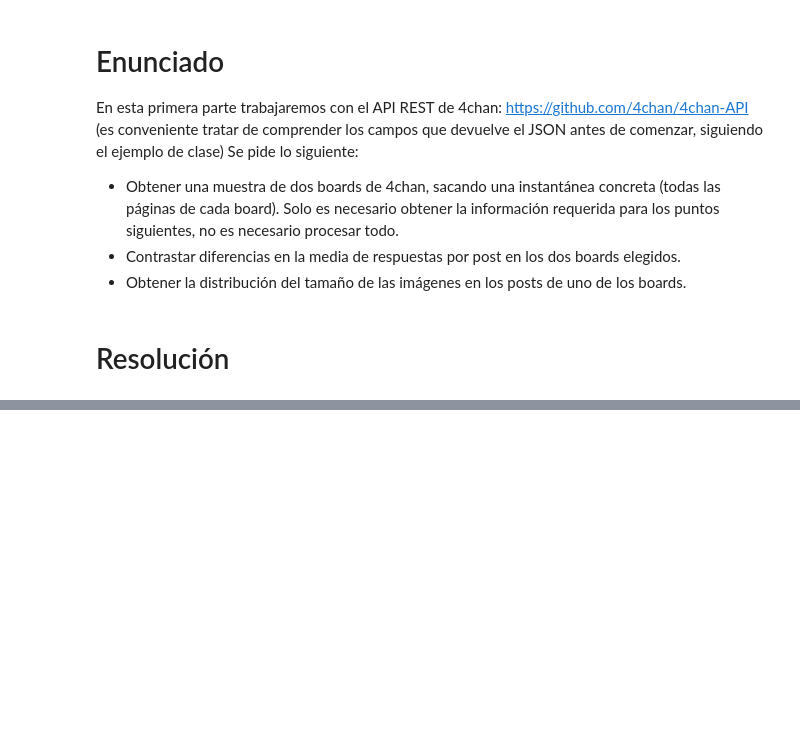
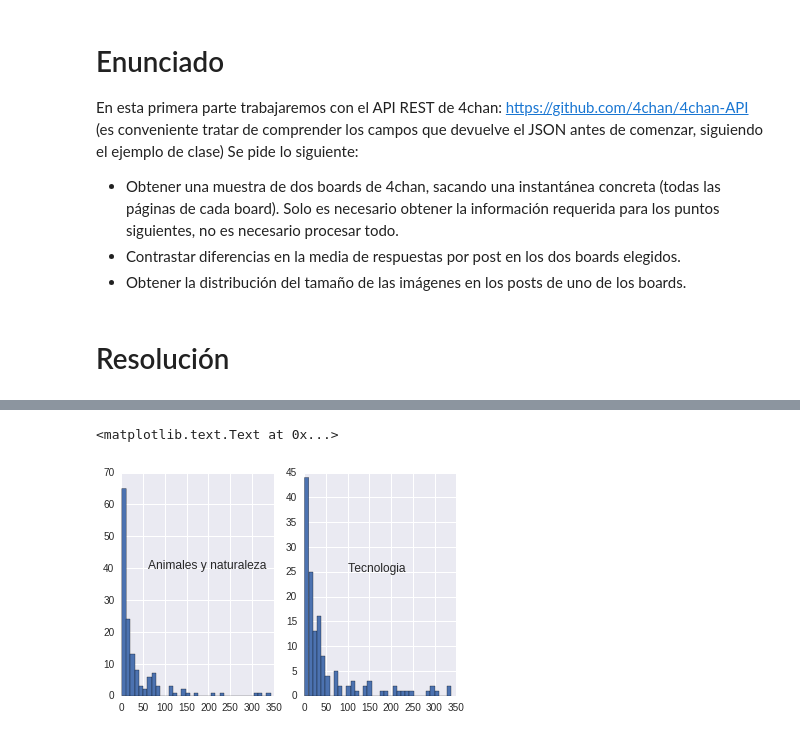
Before and after one commit to juangarciaciff/PythonEjercicios, a Jupyter notebook: PEC2/Entrega2Parte1.ipynb, the cells around one changed output, grey strips where cells are left out. Drawn from its saved outputs; the diff is of its cells as text; code cells hidden in the pictures; blank space fills up the shorter version.

```diff
--- a/PEC2/Entrega2Parte1.ipynb
+++ b/PEC2/Entrega2Parte1.ipynb
@@ -16,0 +227,20 @@ Se pide lo siguiente:
+# %%
+# Board: Animales y naturaleza
+num_post_total = len(df_nat_rep)
+df_nat_aux = df_nat[df_nat['replies'] > 0]
+df_nat_rep = df_nat_aux['replies']
+num_post_0 = len(df_nat_rep)
+print '\n*** Board: Animales y naturaleza:'
+print '- Número total de post...............:', num_post_total
+print '- Número de post sin respuesta.......:', num_post_0
+print '- Número de post con alguna respuesta:', (num_post_total - num_post_0)
+
+# Board: Tecnología
+num_post_total = len(df_tec_rep)
+df_tec_aux = df_tec[df_tec['replies'] > 0]
+df_tec_rep = df_tec_aux['replies']
+num_post_0 = len(df_tec_rep)
+print '\n*** Board: Tecnología:'
+print '- Número total de post...............:', num_post_total
+print '- Número de post sin respuesta.......:', num_post_0
+print '- Número de post con alguna respuesta:', (num_post_total - num_post_0)
@@ -16,0 +257,14 @@ Se pide lo siguiente:
+# %%
+# Mostramos ahora un histograma de cada board solo para los post con respuesta
+plt.figure(1)
+
+plt.subplot(121)
+plt.hist(df_nat_rep, bins=35)
+plt.text(60, 40, 'Animales y naturaleza', fontsize=12)
+
+plt.subplot(122)
+plt.hist(df_tec_rep, bins=35)
+plt.text(100, 25, 'Tecnologia',fontsize=12)
+# %% [output]
+<matplotlib.text.Text at 0x...>
+[figure, added]
```
Also changed, not shown: parts of 31 cells of this notebook.
